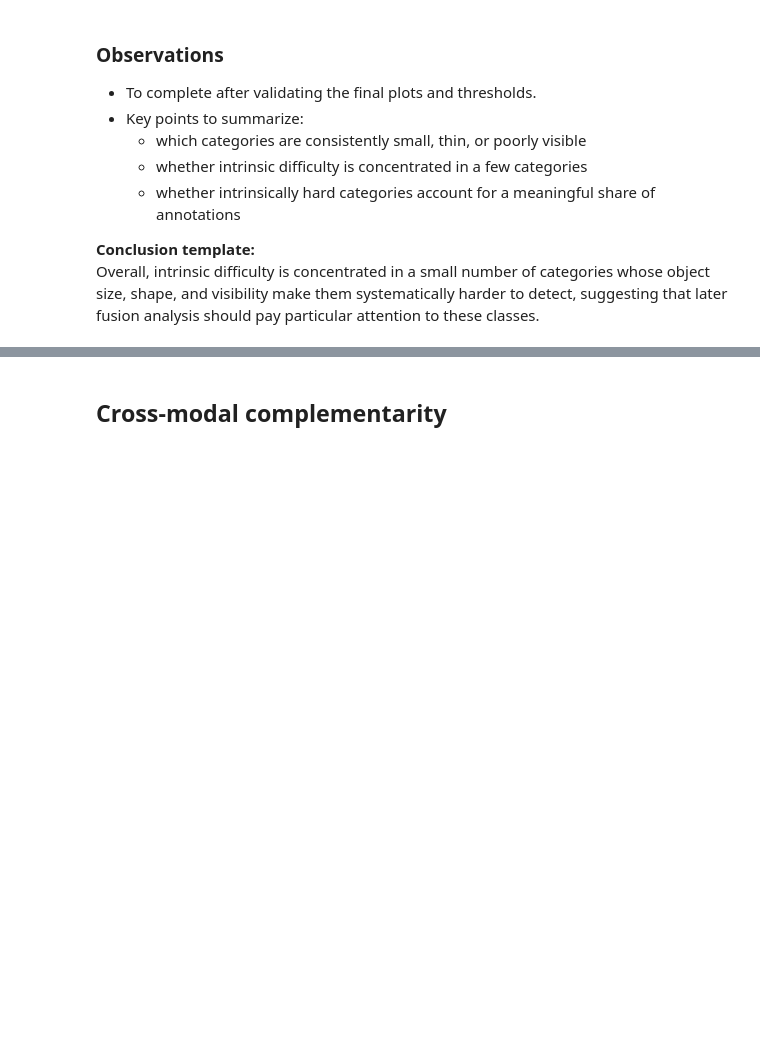
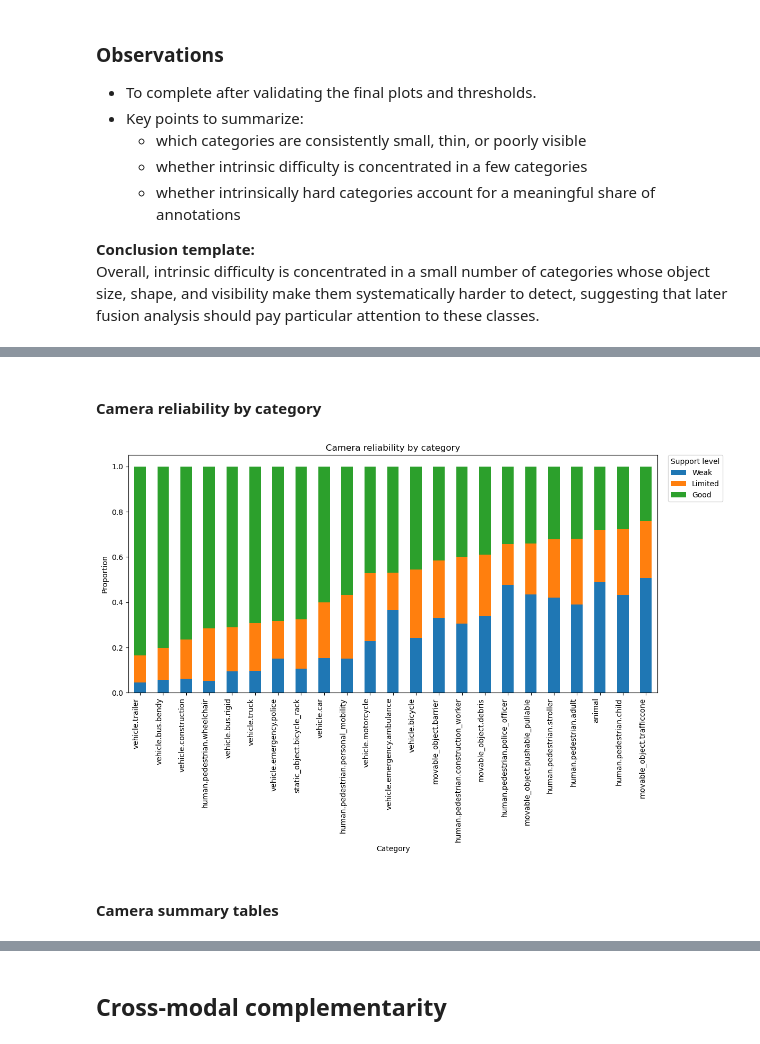
Before and after one commit to darkcyan-ugli-fruit/nuscenes-multimodal-learning, a Jupyter notebook: notebooks/00_EDA.ipynb, the cells around one changed output, grey strips where cells are left out. Drawn from its saved outputs; the diff is of its cells as text; code cells hidden in the pictures; blank space fills up the shorter version.

```diff
--- a/notebooks/00_EDA.ipynb
+++ b/notebooks/00_EDA.ipynb
@@ -1862,0 +1543,28 @@ Overall, sensor reliability is strongly regime-dependent: camera is typically st
+# %% [markdown]
+#### Camera reliability by category
+# %%
+camera_by_category: pd.DataFrame = (
+    eda_df.groupby("category_name")[
+        ["weak_camera_view", "limited_camera_view", "good_camera_view"]
+    ]
+    .mean()
+    .rename(columns={
+        "weak_camera_view": "Weak",
+        "limited_camera_view": "Limited",
+        "good_camera_view": "Good",
+    })
+    .sort_values("Good", ascending=False)
+)
+
+plot_stacked_proportion_table(
+    table=camera_by_category,
+    title="Camera reliability by category",
+    xlabel="Category",
+    figsize=(12, 8),
+    rot=90,
+    ha="right",
+)
+# %% [output]
+[figure, added]
+# %% [markdown]
+#### Camera summary tables
```
Also changed, not shown: parts of 89 cells of this notebook.
